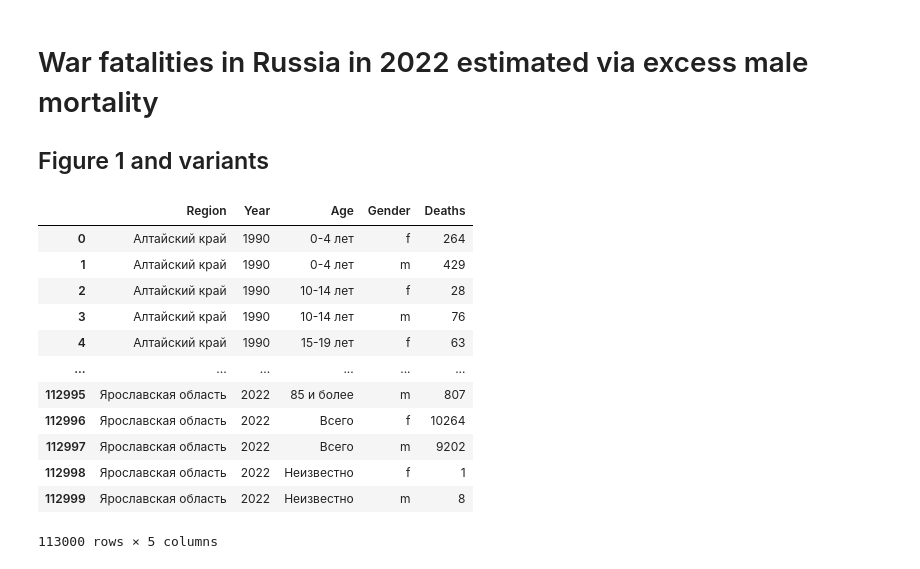
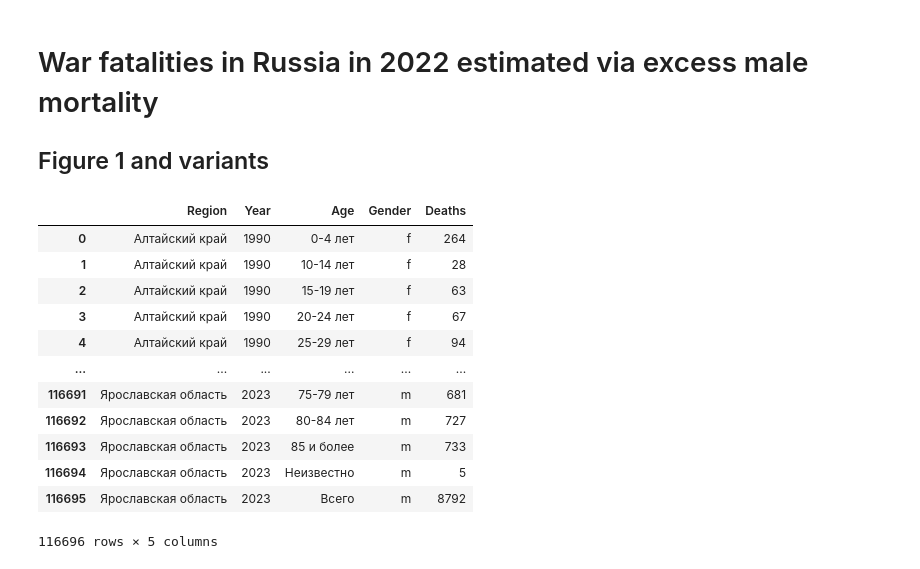
Before and after one commit to dkobak/excess-mortality-war, a Jupyter notebook: arxiv2023/mainfigure.ipynb, the cells around one changed output. Cells and saved outputs as stored; diff of their text form; code cells hidden in the pictures.

```diff
--- a/arxiv2023/mainfigure.ipynb
+++ b/arxiv2023/mainfigure.ipynb
@@ -12,23 +12,23 @@ from sklearn.linear_model import LinearRegression
 
 plt.style.use("mpl_style.txt")
 # %%
-df = pd.read_csv('../deaths-by-age-gender-region-year/deaths-by-age-gender-region-year-1990-2022.csv.gz')
+df = pd.read_csv('../deaths-by-age-gender-region-year/deaths-by-age-gender-region-year-1990-2023.csv.gz')
 
 df
 # %% [output]
 |  | Region | Year | Age | Gender | Deaths |
 | 0 | Алтайский край | 1990 | 0-4 лет | f | 264 |
-| 1 | Алтайский край | 1990 | 0-4 лет | m | 429 |
-| 2 | Алтайский край | 1990 | 10-14 лет | f | 28 |
-| 3 | Алтайский край | 1990 | 10-14 лет | m | 76 |
-| 4 | Алтайский край | 1990 | 15-19 лет | f | 63 |
+| 1 | Алтайский край | 1990 | 10-14 лет | f | 28 |
+| 2 | Алтайский край | 1990 | 15-19 лет | f | 63 |
+| 3 | Алтайский край | 1990 | 20-24 лет | f | 67 |
+| 4 | Алтайский край | 1990 | 25-29 лет | f | 94 |
 | ... | ... | ... | ... | ... | ... |
-| 112995 | Ярославская область | 2022 | 85 и более | m | 807 |
-| 112996 | Ярославская область | 2022 | Всего | f | 10264 |
-| 112997 | Ярославская область | 2022 | Всего | m | 9202 |
-| 112998 | Ярославская область | 2022 | Неизвестно | f | 1 |
-| 112999 | Ярославская область | 2022 | Неизвестно | m | 8 |
+| 116691 | Ярославская область | 2023 | 75-79 лет | m | 681 |
+| 116692 | Ярославская область | 2023 | 80-84 лет | m | 727 |
+| 116693 | Ярославская область | 2023 | 85 и более | m | 733 |
+| 116694 | Ярославская область | 2023 | Неизвестно | m | 5 |
+| 116695 | Ярославская область | 2023 | Всего | m | 8792 |
-113000 rows × 5 columns
+116696 rows × 5 columns
 # %%
 # Load HIV deaths
 
```
Also changed, not shown: parts of 5 cells of this notebook, 23 other files.
